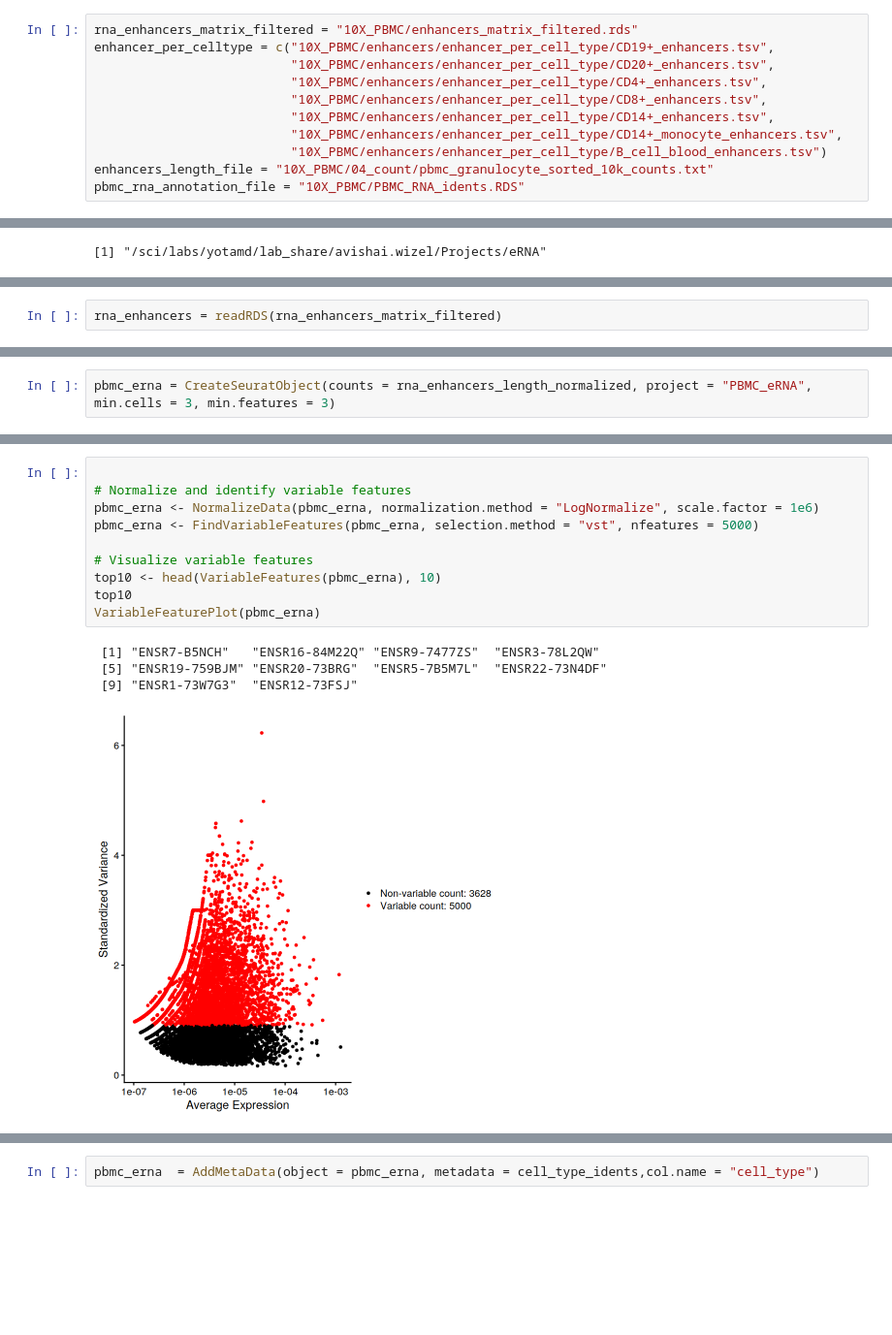
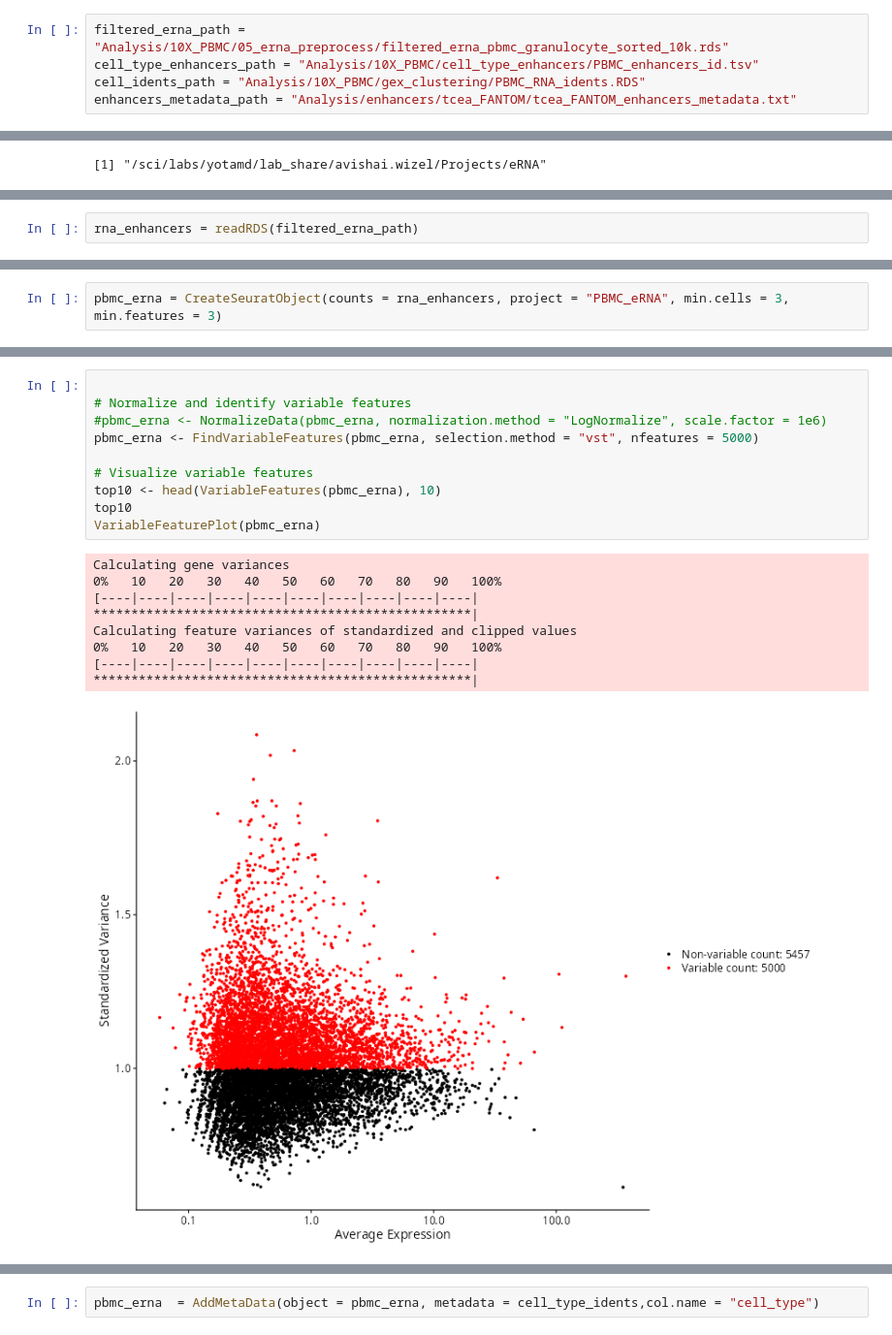
Before and after one commit to avishai987/eRNA, a Jupyter notebook: scripts/PBMC_10K/eRNA_clustering.ipynb, the cells around one changed output, grey strips where cells are left out. Shown at 97% size. Saved outputs shown, nothing was run; the diff lists cells and outputs as text; blank space fills up the shorter version.

Commit message:
tcgea fantom normalize by gex lib size

```diff
--- a/scripts/PBMC_10K/eRNA_clustering.ipynb
+++ b/scripts/PBMC_10K/eRNA_clustering.ipynb
@@ -1,14 +1,8 @@
 # %%
-rna_enhancers_matrix_filtered = "10X_PBMC/enhancers_matrix_filtered.rds"
-enhancer_per_celltype = c("10X_PBMC/enhancers/enhancer_per_cell_type/CD19+_enhancers.tsv",
-                          "10X_PBMC/enhancers/enhancer_per_cell_type/CD20+_enhancers.tsv",
-                          "10X_PBMC/enhancers/enhancer_per_cell_type/CD4+_enhancers.tsv",
-                          "10X_PBMC/enhancers/enhancer_per_cell_type/CD8+_enhancers.tsv",
-                          "10X_PBMC/enhancers/enhancer_per_cell_type/CD14+_enhancers.tsv",
-                          "10X_PBMC/enhancers/enhancer_per_cell_type/CD14+_monocyte_enhancers.tsv",
-                          "10X_PBMC/enhancers/enhancer_per_cell_type/B_cell_blood_enhancers.tsv")
-enhancers_length_file = "10X_PBMC/04_count/pbmc_granulocyte_sorted_10k_counts.txt"
-pbmc_rna_annotation_file = "10X_PBMC/PBMC_RNA_idents.RDS"
+filtered_erna_path = "Analysis/10X_PBMC/05_erna_preprocess/filtered_erna_pbmc_granulocyte_sorted_10k.rds"
+cell_type_enhancers_path = "Analysis/10X_PBMC/cell_type_enhancers/PBMC_enhancers_id.tsv"
+cell_idents_path = "Analysis/10X_PBMC/gex_clustering/PBMC_RNA_idents.RDS"
+enhancers_metadata_path = "Analysis/enhancers/tcea_FANTOM/tcea_FANTOM_enhancers_metadata.txt"
 # %%
 setwd(here::here()) # set working directory to project root
 getwd()
@@ -22,5 +30,5 @@ library(ggplot2)
 # %%
-rna_enhancers = readRDS(rna_enhancers_matrix_filtered)
+rna_enhancers = readRDS(filtered_erna_path)
 # %%
 rna_enhancers[1:10,1:10]
 # %% [output]
@@ -114,3 +48,3 @@ ENSR1_BH6FW
 # %%
-pbmc_erna = CreateSeuratObject(counts = rna_enhancers_length_normalized, project = "PBMC_eRNA", min.cells = 3, min.features = 3)
+pbmc_erna = CreateSeuratObject(counts = rna_enhancers, project = "PBMC_eRNA", min.cells = 3, min.features = 3)
 # %% [output]
@@ -125,18 +58,23 @@ Active assay: RNA (8628 features, 0 variable features)
 # %%
 
 # Normalize and identify variable features
-pbmc_erna <- NormalizeData(pbmc_erna, normalization.method = "LogNormalize", scale.factor = 1e6)
+#pbmc_erna <- NormalizeData(pbmc_erna, normalization.method = "LogNormalize", scale.factor = 1e6)
 pbmc_erna <- FindVariableFeatures(pbmc_erna, selection.method = "vst", nfeatures = 5000)
 
 # Visualize variable features
 top10 <- head(VariableFeatures(pbmc_erna), 10)
 top10
 VariableFeaturePlot(pbmc_erna)
 # %% [output]
- [1] "ENSR7-B5NCH"   "ENSR16-84M22Q" "ENSR9-7477ZS"  "ENSR3-78L2QW"
- [5] "ENSR19-759BJM" "ENSR20-73BRG"  "ENSR5-7B5M7L"  "ENSR22-73N4DF"
- [9] "ENSR1-73W7G3"  "ENSR12-73FSJ"
+Calculating gene variances
+0%   10   20   30   40   50   60   70   80   90   100%
+[----|----|----|----|----|----|----|----|----|----|
+**************************************************|
+Calculating feature variances of standardized and clipped values
+0%   10   20   30   40   50   60   70   80   90   100%
+[----|----|----|----|----|----|----|----|----|----|
+**************************************************|
-[figure, old version]
+[figure, new version]
 # %%
 # Scale, PCA
 pbmc_erna <- ScaleData(pbmc_erna, features = VariableFeatures(pbmc_erna))
```
Also changed, not shown: parts of 27 cells of this notebook, 2 other files.
